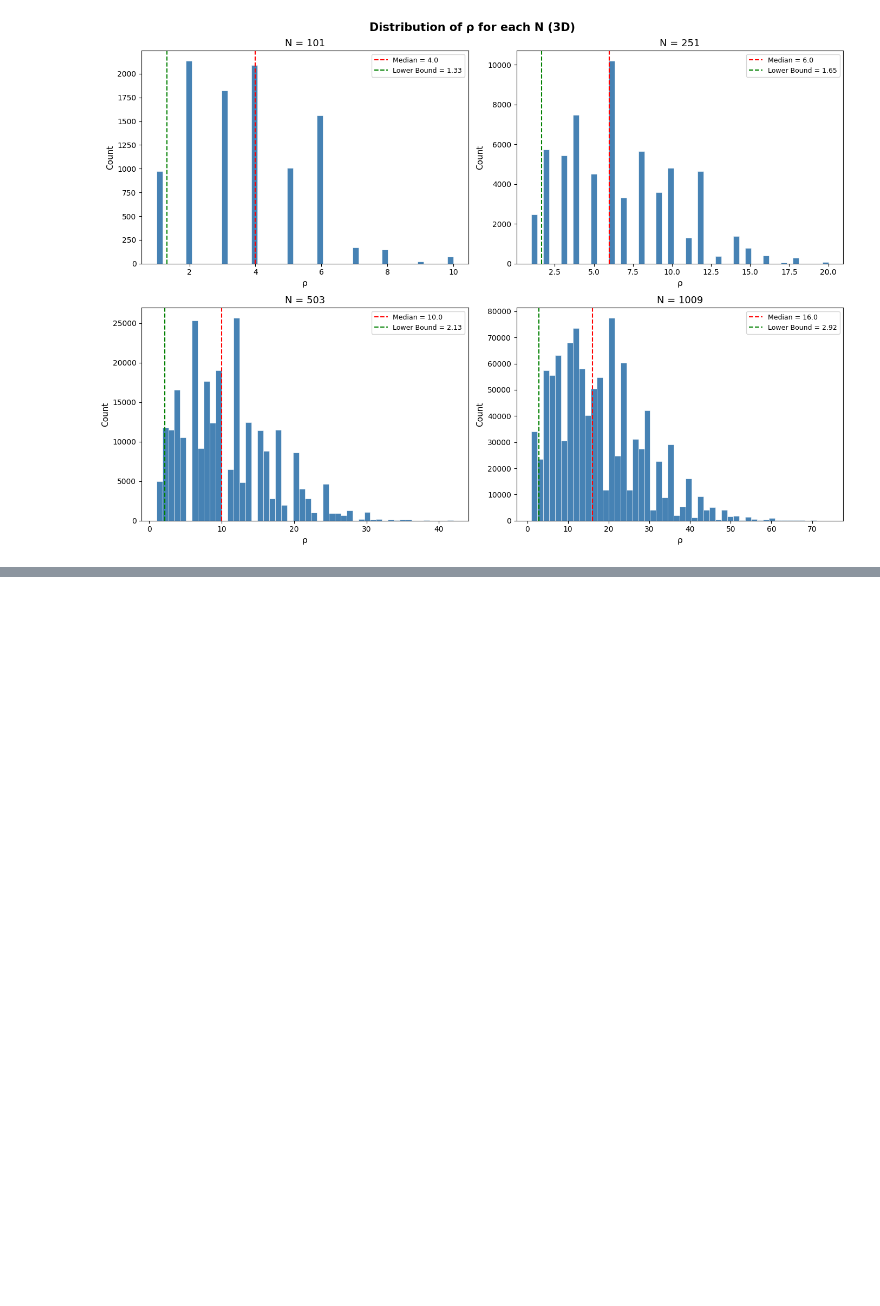
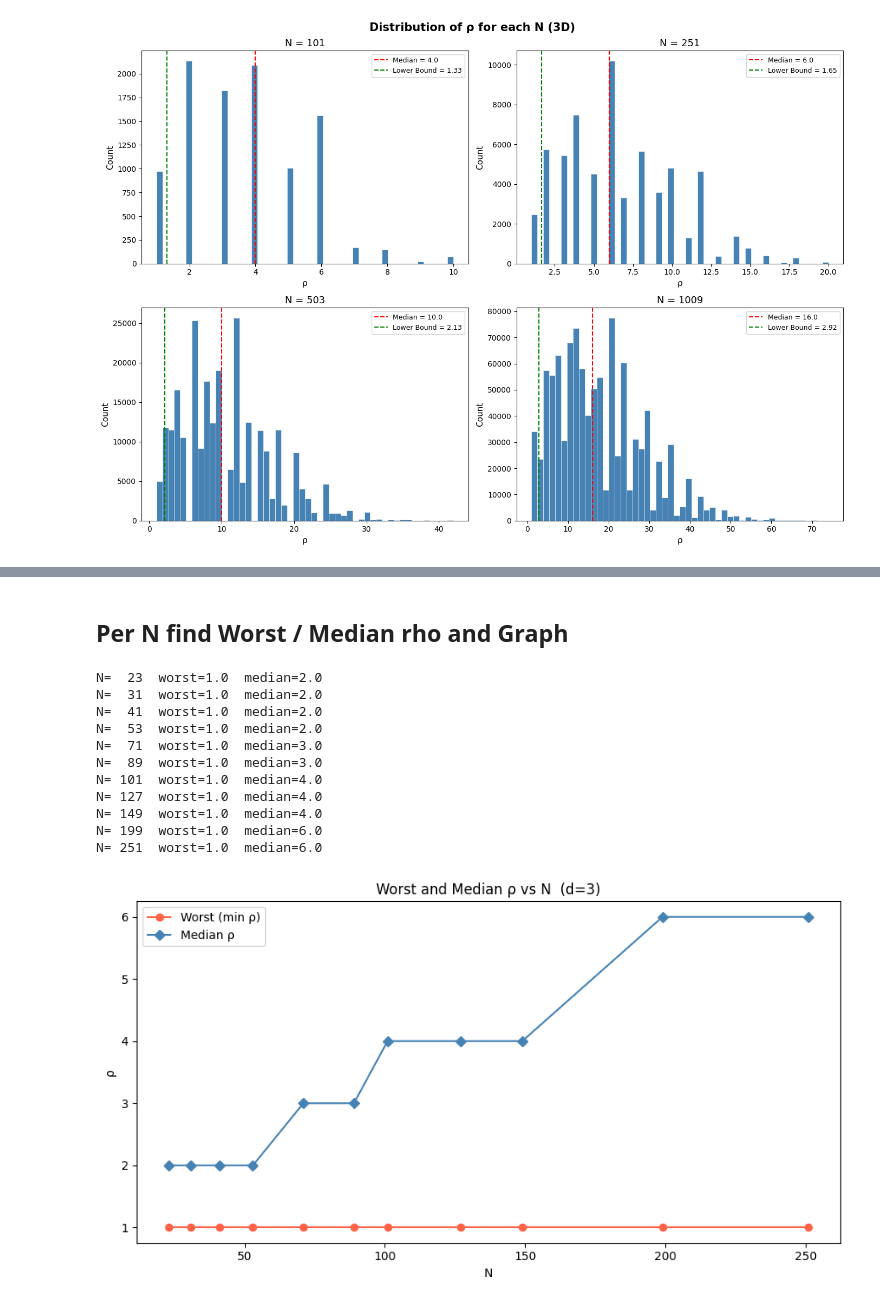
Before and after one commit to Paul-F7/kronecker-project, a Jupyter notebook: phase4.ipynb, the cells around one changed output, grey strips where cells are left out. Cells and saved outputs as stored; diff of their text form; code cells hidden in the pictures; blank space fills up the shorter version.

```diff
--- a/phase4.ipynb
+++ b/phase4.ipynb
@@ -173,0 +509,42 @@ plt.show()
+# %% [markdown]
+## Per N find Worst / Median rho and Graph
+# %%
+N_values = [23, 31, 41, 53, 71, 89, 101, 127, 149, 199, 251]
+
+N_arr, worst_arr, median_arr = [], [], []
+
+for N in N_values:
+    rhos = []
+    for g_vector, weight in generate_optimized_g_vectors_3d(N):
+        rho, _ = rho_3d_lyness_corrected(N, (g_vector[1]/N, g_vector[2]/N))
+        rhos.extend([rho] * weight)
+    arr = np.array(rhos)
+    N_arr.append(N)
+    worst_arr.append(arr.min())
+    median_arr.append(np.median(arr))
+    print(f"N={N:4d}  worst={arr.min():.1f}  median={np.median(arr):.1f}")
+
+N_arr, worst_arr, median_arr = map(np.array, [N_arr, worst_arr, median_arr])
+
+fig, ax = plt.subplots(figsize=(9, 5))
+ax.plot(N_arr, worst_arr,  'o-', color='tomato',    label='Worst (min ρ)')
+ax.plot(N_arr, median_arr, 'D-', color='steelblue', label='Median ρ')
+ax.set_xlabel('N')
+ax.set_ylabel('ρ')
+ax.set_title('Worst and Median ρ vs N  (d=3)')
+ax.legend()
+plt.tight_layout()
+plt.show()
+# %% [output]
+N=  23  worst=1.0  median=2.0
+N=  31  worst=1.0  median=2.0
+N=  41  worst=1.0  median=2.0
+N=  53  worst=1.0  median=2.0
+N=  71  worst=1.0  median=3.0
+N=  89  worst=1.0  median=3.0
+N= 101  worst=1.0  median=4.0
+N= 127  worst=1.0  median=4.0
+N= 149  worst=1.0  median=4.0
+N= 199  worst=1.0  median=6.0
+N= 251  worst=1.0  median=6.0
+[figure, added]
```
Also changed, not shown: parts of 24 cells of this notebook, 1 other file.
